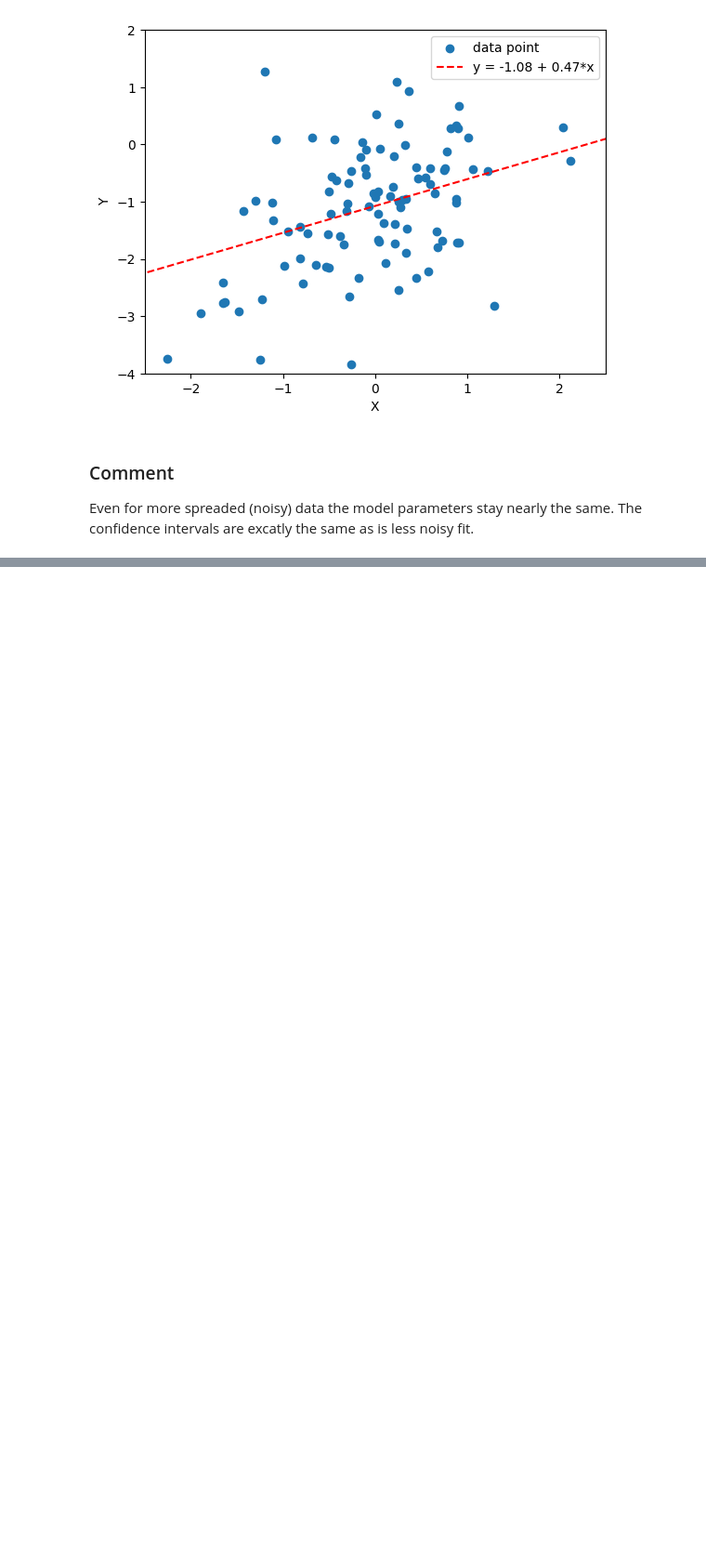
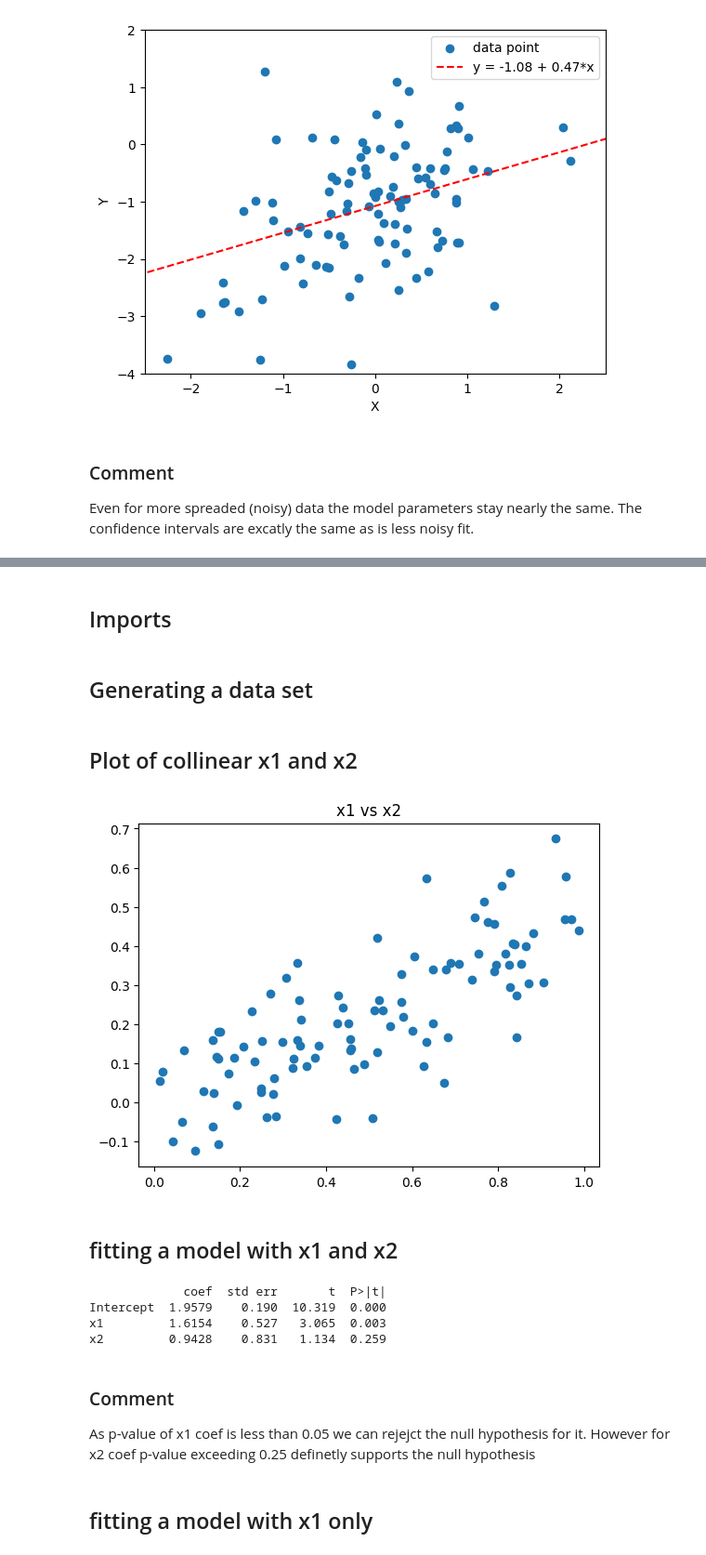
Before and after one commit to xXKeNdAmAmAsTeRXx/ISLP_labs, a Jupyter notebook: applied-Tasks/LinearRegressionTasks.ipynb, the cells around one changed output, grey strips where cells are left out. Shown at 93% size. Cells and saved outputs as stored; diff of their text form; code cells hidden in the pictures; blank space fills up the shorter version.

```diff
--- a/applied-Tasks/LinearRegressionTasks.ipynb
+++ b/applied-Tasks/LinearRegressionTasks.ipynb
@@ -973,0 +980,2 @@ Even for more spreaded (noisy) data the model parameters stay nearly the same. T
+# %% [markdown]
+## Imports
@@ -973,0 +991,33 @@ Even for more spreaded (noisy) data the model parameters stay nearly the same. T
+# %% [markdown]
+## Generating a data set
+# %%
+rng = np.random.default_rng(10)
+x1 = rng.uniform(0, 1, size=100)
+x2 = 0.5 * x1 + rng.normal(size=100) / 10
+y = 2 + 2 * x1 + 0.3 * x2 + rng.normal(size=100)
+# %% [markdown]
+## Plot of collinear x1 and x2
+# %%
+plt.scatter(x1,x2)
+plt.title("x1 vs x2")
+plt.show()
+# %% [output]
+[figure, added]
+# %% [markdown]
+## fitting a model with x1 and x2
+# %%
+data = {"y": y, "x1":x1, "x2":x2}
+formula = "y ~ x1 + x2"
+
+results1 = ols(formula=formula, data=data).fit()
+print(summarize(results1))
+# %% [output]
+             coef  std err       t  P>|t|
+Intercept  1.9579    0.190  10.319  0.000
+x1         1.6154    0.527   3.065  0.003
+x2         0.9428    0.831   1.134  0.259
+# %% [markdown]
+### Comment
+As p-value of x1 coef is less than 0.05 we can rejejct the null hypothesis for it. However for x2 coef p-value exceeding 0.25 definetly supports the null hypothesis
+# %% [markdown]
+## fitting a model with x1 only
```
Also changed, not shown: parts of 18 cells of this notebook.
